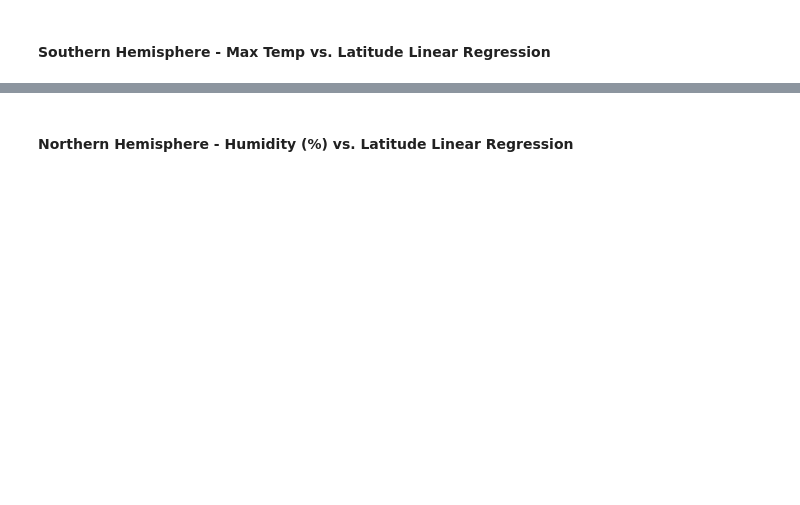
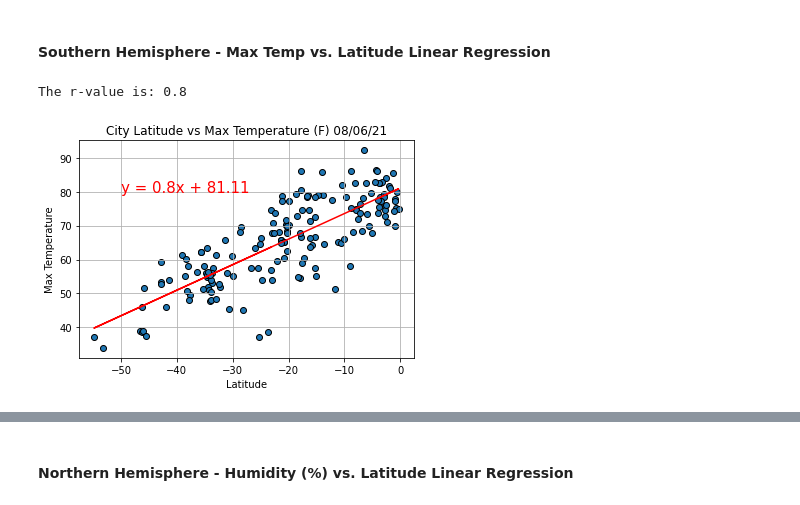
Before and after one commit to dkoski23/python-api-challenge, a Jupyter notebook: WeatherPy/WeatherPy.ipynb, the cells around one changed output, grey strips where cells are left out. Saved outputs shown, nothing was run; the diff lists cells and outputs as text; code cells hidden in the pictures; blank space fills up the shorter version.

```diff
--- a/WeatherPy/WeatherPy.ipynb
+++ b/WeatherPy/WeatherPy.ipynb
@@ -236,2 +234,6 @@ northern_data_df = city_data.loc[(city_data['Latitude'] >= 0)]
+# %%
+#make dataframes split into northern and southern hemispheres
+northern_data_df = city_data.loc[(city_data['Latitude'] >= 0)]
+southern_data_df = city_data.loc[(city_data['Latitude'] < 0)]
 # %% [markdown]
 ####  Northern Hemisphere - Max Temp vs. Latitude Linear Regression
@@ -238,2 +268,26 @@ northern_data_df = city_data.loc[(city_data['Latitude'] >= 0)]
 # %% [markdown]
 ####  Southern Hemisphere - Max Temp vs. Latitude Linear Regression
+# %%
+#make the same graph for southern latitudes
+x_values = southern_data_df['Latitude']
+y_values = southern_data_df['Max Temperature']
+(slope, intercept, rvalue, pvalue, stderr) = linregress(x_values, y_values)
+regress_values = x_values * slope + intercept
+#this line equation will be printed on the graph
+line_equation = 'y = ' + str(round(slope,1)) + 'x + ' + str(round(intercept,2))
+
+#make the graph
+plt.scatter(x_values, y_values, edgecolor = 'black')
+plt.plot(x_values,regress_values, 'r-')
+plt.annotate(line_equation,(-50,80), fontsize = 15, color = 'red')
+plt.grid(True)
+#time.stftime will allow the code to use the current date to the title whenever it is run
+plt.title(f"City Latitude vs Max Temperature (F) {time.strftime('%x')}")
+plt.xlabel("Latitude")
+plt.ylabel("Max Temperature")
+print("The r-value is: " + str(round(rvalue,2)))
+#save the graph
+plt.savefig("output_data/south_maxtemp_regression_scatter.png")
+# %% [output]
+The r-value is: 0.8
+[figure, added]
```
Also changed, not shown: parts of 17 cells of this notebook.
